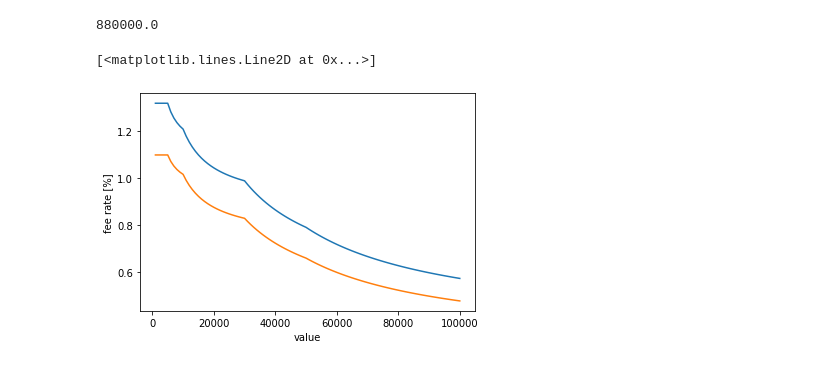
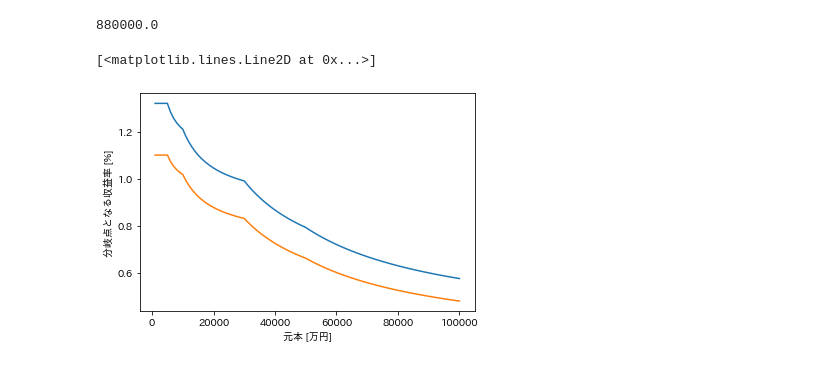
Before and after one commit to 892nske/fee, a Jupyter notebook: fee.ipynb, the cells around one changed output. Drawn from its saved outputs; the diff is of its cells as text; code cells hidden in the pictures.

```diff
--- a/fee.ipynb
+++ b/fee.ipynb
@@ -130,10 +131,10 @@ gs['rate_const'] = gs['fee_const']/gs['ganpon']
 gs['rate_fluct'] = gs['fee_fluct']/gs['ganpon']
 # %%
 fig = plt.figure()
-ax = fig.add_subplot(111, xlabel='value', ylabel='fee rate [%]')
+ax = fig.add_subplot(111, xlabel='元本 [万円]', ylabel='分岐点となる収益率 [%]')
 
 ax.plot(gs['ganpon']/10000,gs['rate_const']*100)
 ax.plot(gs['ganpon']/10000,gs['rate_fluct']*100)
 # %% [output]
 [<matplotlib.lines.Line2D at 0x...>]
-[figure, old version]
+[figure, new version]
```
Also changed, not shown: parts of 2 cells of this notebook.
